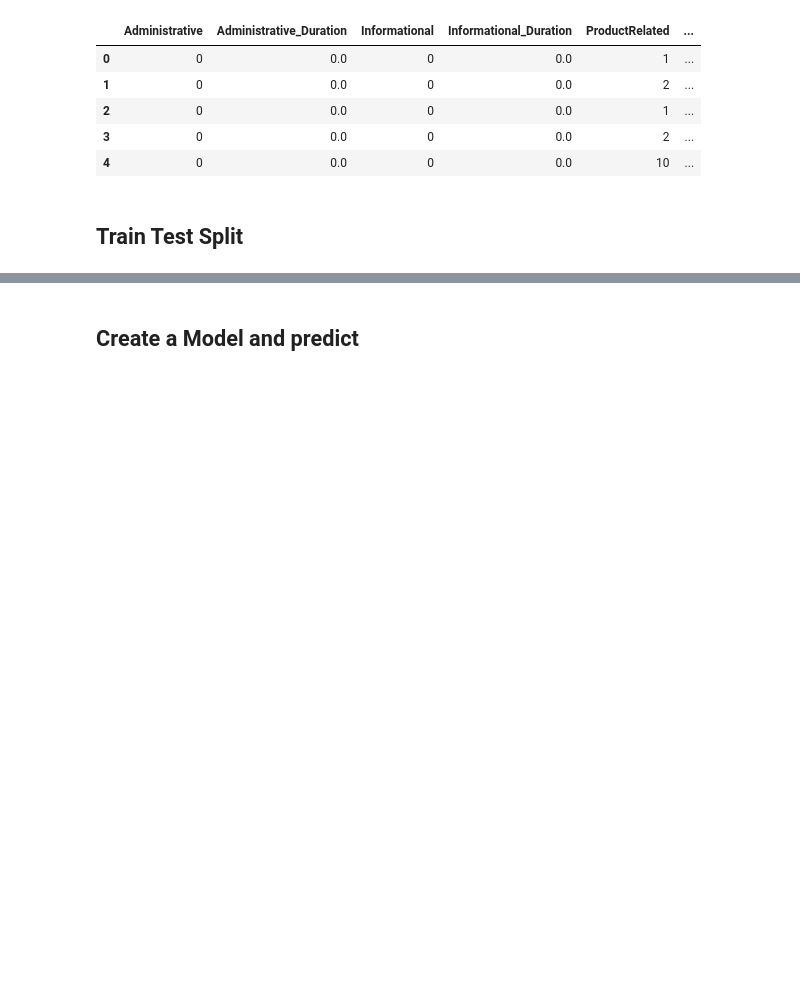
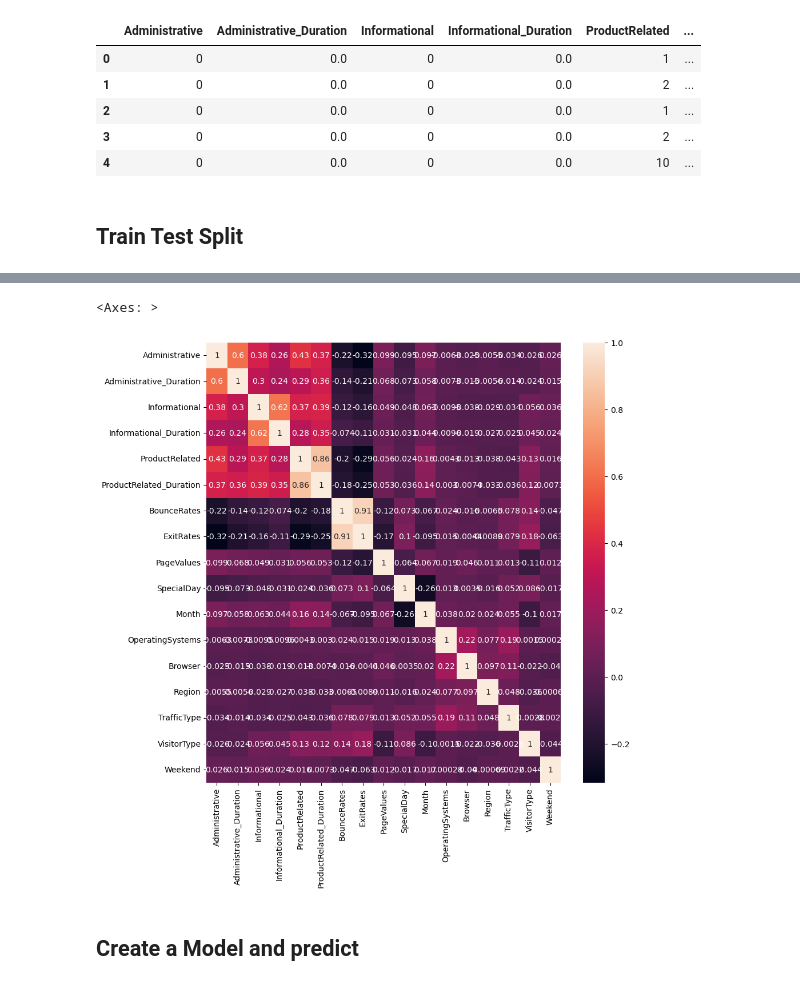
Before and after one commit to DaxKelson/aibootcampGroup3Project2, a Jupyter notebook: Project2.ipynb, the cells around one changed output, grey strips where cells are left out. Cells and saved outputs as stored; diff of their text form; code cells hidden in the pictures; blank space fills up the shorter version.

```diff
--- a/Project2.ipynb
+++ b/Project2.ipynb
@@ -105,3 +116,9 @@ X_train.describe()
+# %%
+plt.figure(figsize=(10, 10))
+sns.heatmap(data=X.corr(), annot=True)
+# %% [output]
+<Axes: >
+[figure, added]
 # %% [markdown]
 ## Create a Model and predict
 # %%
```
Also changed, not shown: parts of 6 cells of this notebook.
